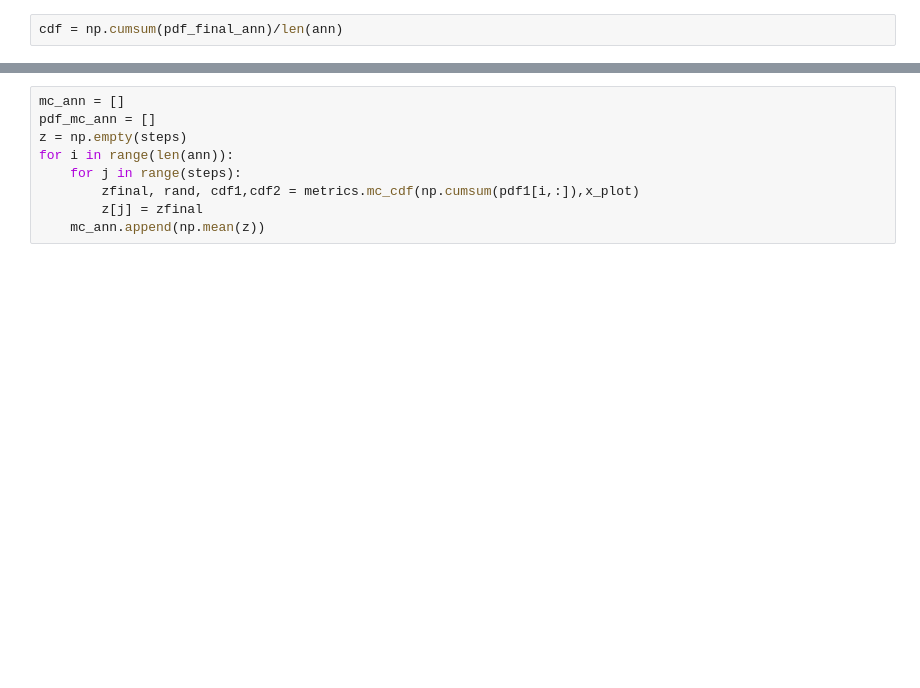
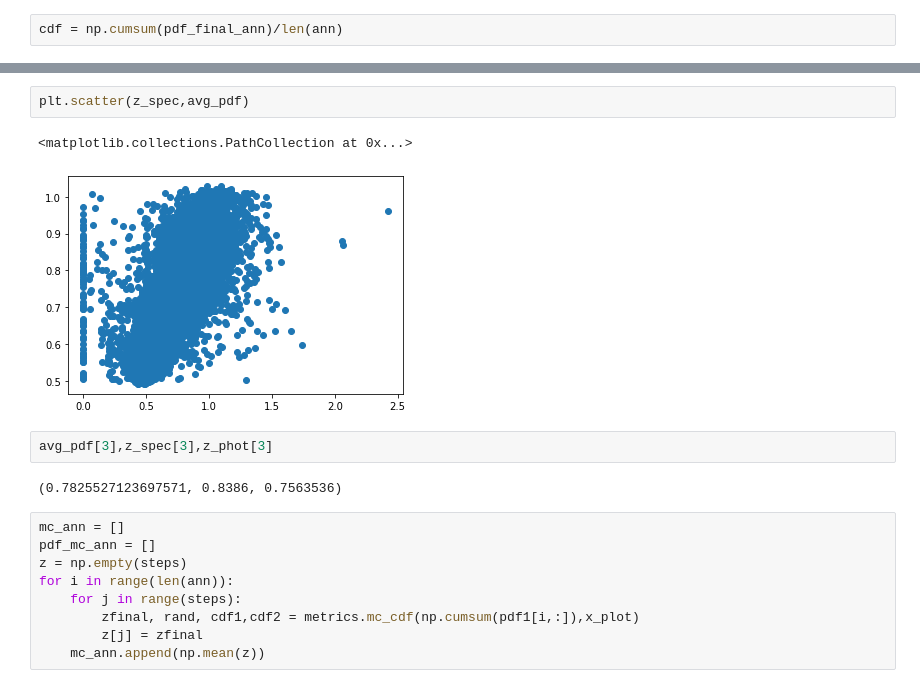
Before and after one commit to rafaelmgr12/master-thesis, a Jupyter notebook: analysis-final.ipynb, the cells around one changed output, grey strips where cells are left out. Saved outputs shown, nothing was run; the diff lists cells and outputs as text; blank space fills up the shorter version.

```diff
--- a/analysis-final.ipynb
+++ b/analysis-final.ipynb
@@ -280,3 +394,12 @@ cdf = np.cumsum(pdf_final_ann)/len(ann)
+# %%
+plt.scatter(z_spec,avg_pdf)
+# %% [output]
+<matplotlib.collections.PathCollection at 0x...>
+[figure, added]
+# %%
+avg_pdf[3],z_spec[3],z_phot[3]
+# %% [output]
+(0.7825527123697571, 0.8386, 0.7563536)
 # %%
 mc_ann = []
 pdf_mc_ann = []
```
Also changed, not shown: parts of 39 cells of this notebook, 39 other files.
